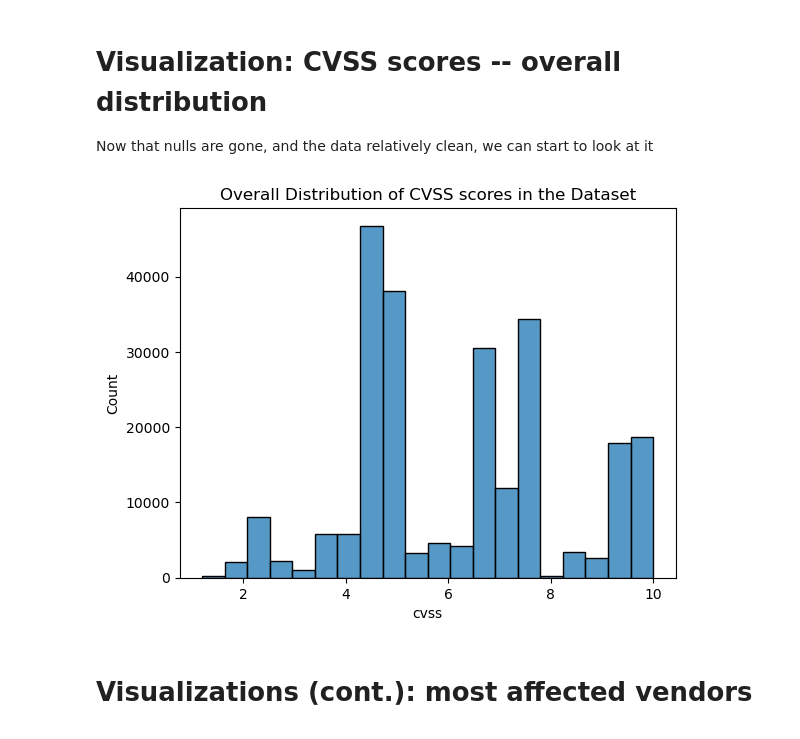
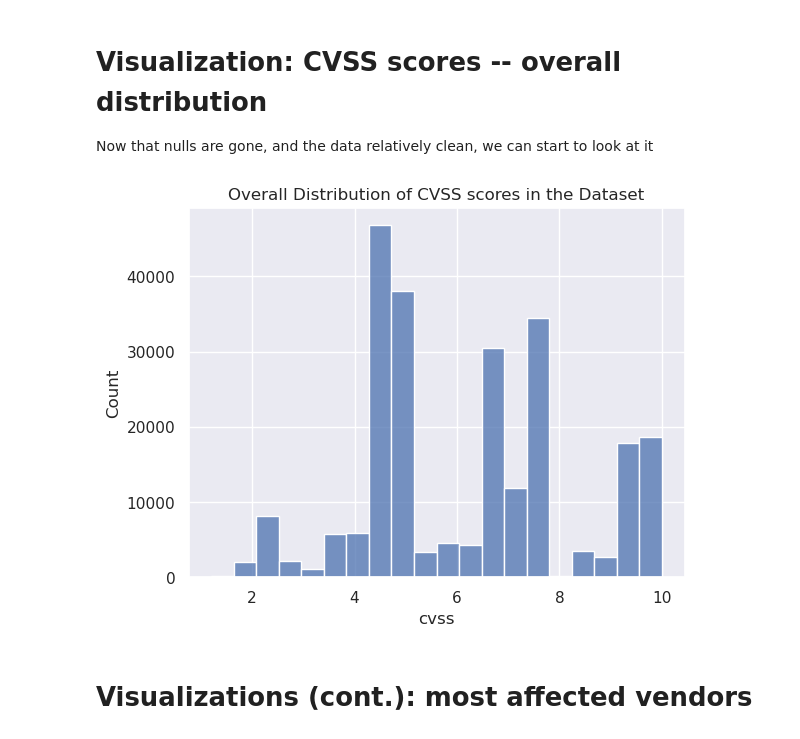
Before and after one commit to BenCaiello/BenCaiello, a Jupyter notebook: CVE dataset.ipynb, the cells around one changed output. Cells and saved outputs as stored; diff of their text form; code cells hidden in the pictures.

```diff
--- a/CVE dataset.ipynb
+++ b/CVE dataset.ipynb
@@ -214,15 +151,16 @@ Now that nulls are gone, and the data relatively clean, we can start to look at
 # %%
 import matplotlib.pyplot as plt
 import seaborn as sns
+sns.set_theme()
 
 #looking at what a cvss score is: https://nvd.nist.gov/vuln-metrics/cvss. As it is a numerical way of scoring the severity of a threat, this is likely our main target metric (for most plots)
 #CVSS is also almost the only numerical column in the dataset, except perhaps the mod_date, now that that column is a change in time from publication date.
 #The other columns are all categorical or descriptive. This means I likely will mainly be using categorical plots / grouped data methods for visualization.
 sns.histplot(data = file123, x ='cvss',bins=20)
 plt.title("Overall Distribution of CVSS scores in the Dataset")
 plt.show()
 # %% [output]
-[figure, old version]
+[figure, new version]
 # %% [markdown]
 # Visualizations (cont.): most affected vendors
 # %%
```
Also changed, not shown: parts of 19 cells of this notebook.
